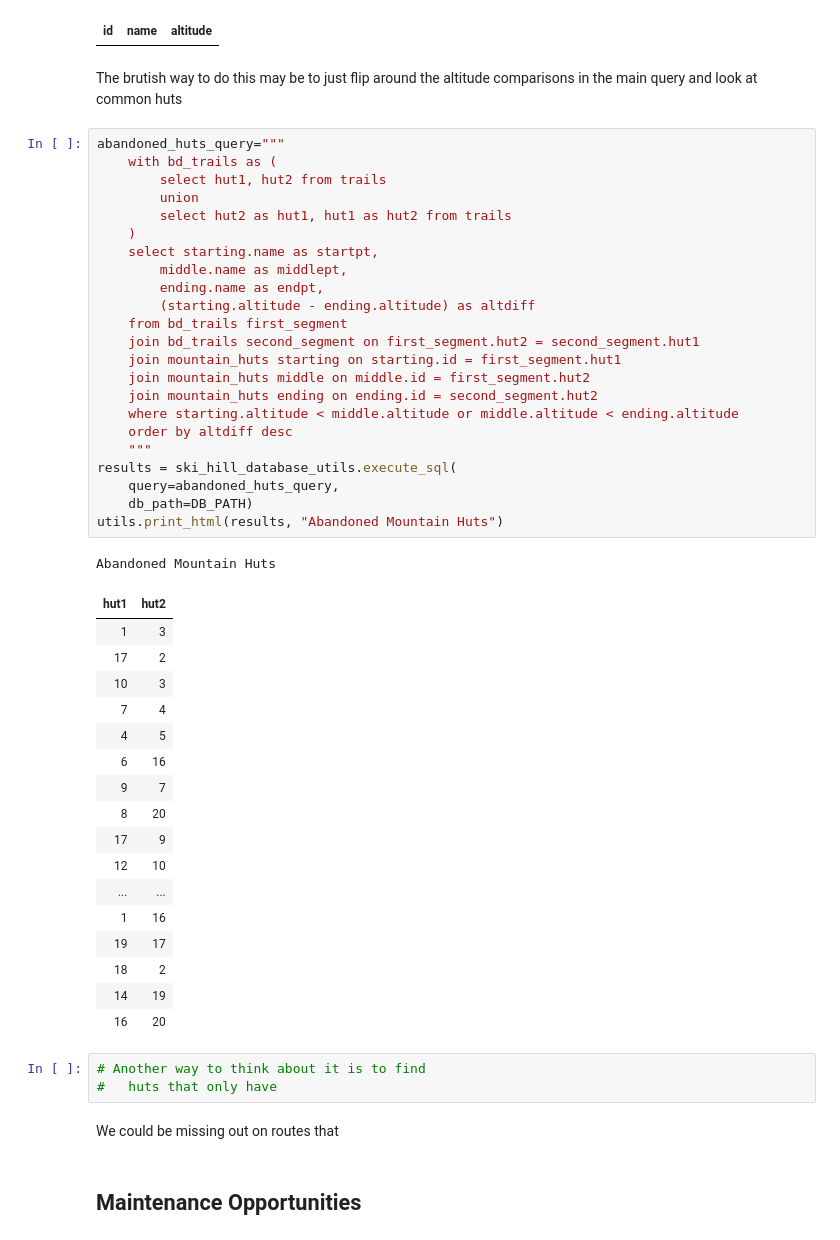
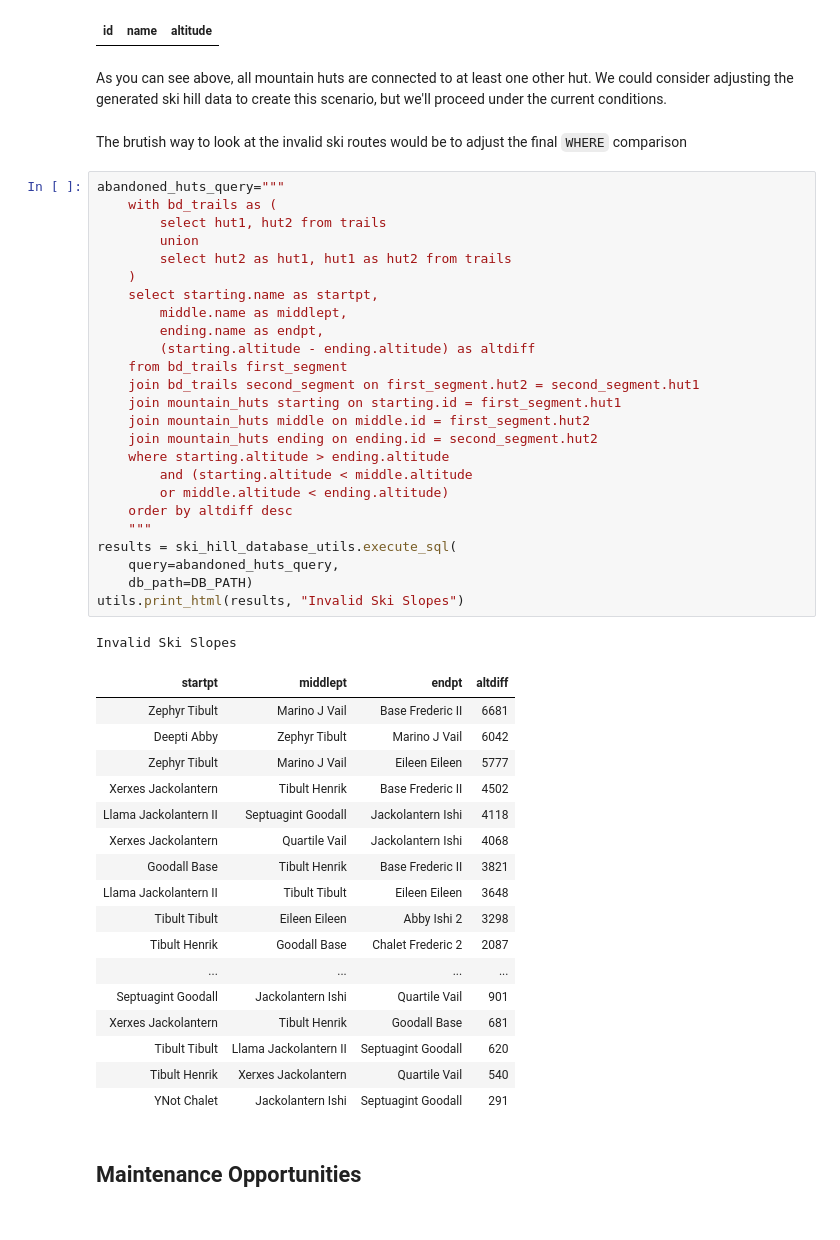
Before and after one commit to peterdobbs77/daily-coding, a Jupyter notebook: sql/try_ski_hill_db_sql.ipynb, the cells around one changed output. Drawn from its saved outputs; the diff is of its cells as text.

Commit message:
playing around with visualization of the ski hill

```diff
--- a/sql/try_ski_hill_db_sql.ipynb
+++ b/sql/try_ski_hill_db_sql.ipynb
@@ -249,55 +327,54 @@ utils.print_html(results, "Abandoned Mountain Huts")
 # %% [output]
 Abandoned Mountain Huts
 | id | name | altitude |
+# %% [markdown]
+As you can see above, all mountain huts are connected to at least one other hut. We could consider adjusting the generated ski hill data to create this scenario, but we'll proceed under the current conditions.
 # %% [markdown]
-The brutish way to do this may be to just flip around the altitude comparisons in the main query and look at common huts
+The brutish way to look at the invalid ski routes would be to adjust the final `WHERE` comparison
 # %%
 abandoned_huts_query="""
     with bd_trails as (
         select hut1, hut2 from trails
         union
         select hut2 as hut1, hut1 as hut2 from trails
     )
     select starting.name as startpt,
         middle.name as middlept,
         ending.name as endpt,
         (starting.altitude - ending.altitude) as altdiff
     from bd_trails first_segment
     join bd_trails second_segment on first_segment.hut2 = second_segment.hut1
     join mountain_huts starting on starting.id = first_segment.hut1
     join mountain_huts middle on middle.id = first_segment.hut2
     join mountain_huts ending on ending.id = second_segment.hut2
-    where starting.altitude < middle.altitude or middle.altitude < ending.altitude
+    where starting.altitude > ending.altitude
+        and (starting.altitude < middle.altitude
+        or middle.altitude < ending.altitude)
     order by altdiff desc
     """
 results = ski_hill_database_utils.execute_sql(
     query=abandoned_huts_query,
     db_path=DB_PATH)
-utils.print_html(results, "Abandoned Mountain Huts")
+utils.print_html(results, "Invalid Ski Slopes")
 # %% [output]
-Abandoned Mountain Huts
+Invalid Ski Slopes
-| hut1 | hut2 |
-| 1 | 3 |
-| 17 | 2 |
-| 10 | 3 |
-| 7 | 4 |
-| 4 | 5 |
-| 6 | 16 |
-| 9 | 7 |
-| 8 | 20 |
-| 17 | 9 |
-| 12 | 10 |
-| ... | ... |
-| 1 | 16 |
-| 19 | 17 |
-| 18 | 2 |
-| 14 | 19 |
-| 16 | 20 |
+| startpt | middlept | endpt | altdiff |
+| Zephyr Tibult | Marino J Vail | Base Frederic II | 6681 |
+| Deepti Abby | Zephyr Tibult | Marino J Vail | 6042 |
+| Zephyr Tibult | Marino J Vail | Eileen Eileen | 5777 |
+| Xerxes Jackolantern | Tibult Henrik | Base Frederic II | 4502 |
+| Llama Jackolantern II | Septuagint Goodall | Jackolantern Ishi | 4118 |
+| Xerxes Jackolantern | Quartile Vail | Jackolantern Ishi | 4068 |
+| Goodall Base | Tibult Henrik | Base Frederic II | 3821 |
+| Llama Jackolantern II | Tibult Tibult | Eileen Eileen | 3648 |
+| Tibult Tibult | Eileen Eileen | Abby Ishi 2 | 3298 |
+| Tibult Henrik | Goodall Base | Chalet Frederic 2 | 2087 |
+| ... | ... | ... | ... |
+| Septuagint Goodall | Jackolantern Ishi | Quartile Vail | 901 |
+| Xerxes Jackolantern | Tibult Henrik | Goodall Base | 681 |
+| Tibult Tibult | Llama Jackolantern II | Septuagint Goodall | 620 |
+| Tibult Henrik | Xerxes Jackolantern | Quartile Vail | 540 |
+| YNot Chalet | Jackolantern Ishi | Septuagint Goodall | 291 |
-# %%
-# Another way to think about it is to find
-#   huts that only have
-# %% [markdown]
-We could be missing out on routes that
 # %% [markdown]
 ## Maintenance Opportunities
 # %% [markdown]
```
Also changed, not shown: parts of 7 cells of this notebook, 1 other file.
